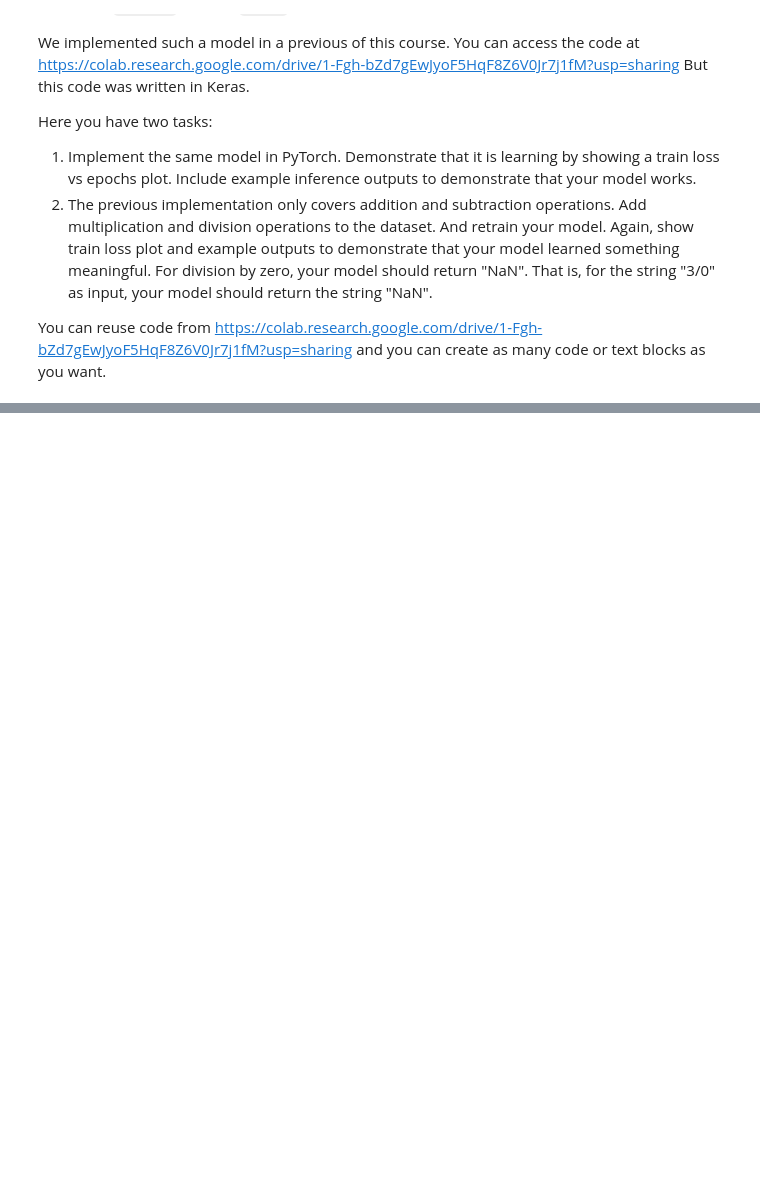
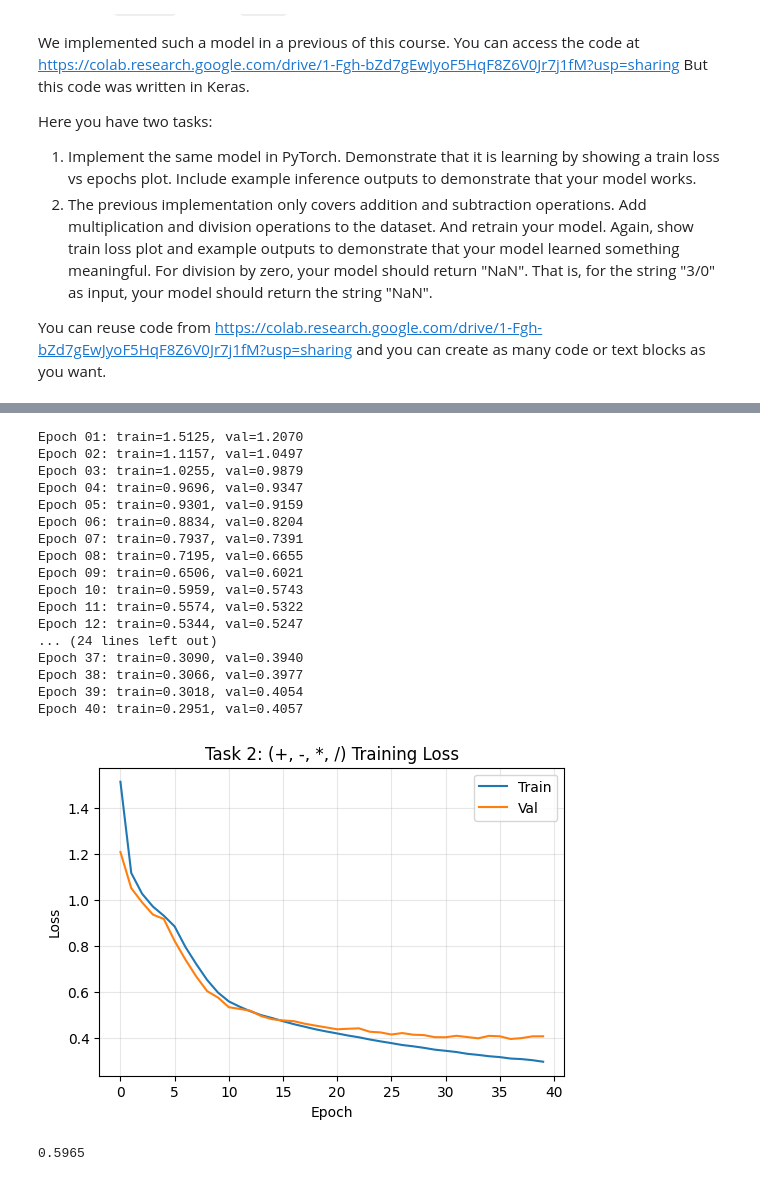
Before and after one commit to kkKaan/ceng501-deep-learning, a Jupyter notebook: hw1/CENG501_Fall2025_HW1_Colab_file.ipynb, the cells around one changed output, grey strips where cells are left out. Saved outputs shown, nothing was run; the diff lists cells and outputs as text; code cells hidden in the pictures; blank space fills up the shorter version.

```diff
--- a/hw1/CENG501_Fall2025_HW1_Colab_file.ipynb
+++ b/hw1/CENG501_Fall2025_HW1_Colab_file.ipynb
@@ -601,0 +1265,20 @@ You can reuse code from https://colab.research.google.com/drive/1-Fgh-bZd7gEwJyo
+# %%
+def evaluate_seq_accuracy(model, data_loader, tokenizer, max_len=15):
+    model.eval()
+    correct = 0
+    total = 0
+
+    with torch.no_grad():
+        for batch in data_loader:
+            exprs = batch["expressions"]
+            targets = batch["targets"]
+            for expr, tgt in zip(exprs, targets):
+                pred = greedy_decode(model, tokenizer, expr, max_len=max_len)
+                if pred == tgt:
+                    correct += 1
+                total += 1
+
+    return correct / total if total > 0 else 0.0
+
+val_acc = evaluate_seq_accuracy(model_task1, val_loader1, tokenizer1, max_len=10)
+print(f"Task 1 validation seq accuracy: {val_acc:.4f}")
@@ -601,0 +1300,52 @@ You can reuse code from https://colab.research.google.com/drive/1-Fgh-bZd7gEwJyo
+# %%
+# Task 2: Extend to multiplication and division (with NaN for div-by-zero)
+
+tokenizer2 = CharTokenizer()
+collate_fn = build_collate_fn(tokenizer2.pad_idx)
+
+operators_task2 = ["+", "-", "*", "/"]
+dataset_task2 = ArithmeticDataset(
+    tokenizer2,
+    n_samples=100000,
+    operators=operators_task2,
+    max_digits=3,
+    include_div_zero=True,
+    div_zero_prob=0.25,
+)
+
+train_size2 = int(len(dataset_task2) * 0.9)
+val_size2 = len(dataset_task2) - train_size2
+generator = torch.Generator().manual_seed(42)
+train_ds2, val_ds2 = torch.utils.data.random_split(dataset_task2, [train_size2, val_size2], generator=generator)
+
+train_loader2 = DataLoader(train_ds2, batch_size=batch_size, shuffle=True, collate_fn=collate_fn)
+val_loader2 = DataLoader(val_ds2, batch_size=batch_size, shuffle=False, collate_fn=collate_fn)
+
+encoder2 = EncoderRNN(len(tokenizer2), embed_dim, hidden_dim, tokenizer2.pad_idx, num_layers=num_layers).to(device)
+decoder2 = DecoderRNN(len(tokenizer2), embed_dim, hidden_dim, tokenizer2.pad_idx, num_layers=num_layers).to(device)
+model_task2 = Seq2Seq(encoder2, decoder2, tokenizer2.pad_idx, teacher_forcing_ratio=0.5).to(device)
+
+history_task2 = train_seq2seq(model_task2, train_loader2, val_loader2, epochs=40, lr=1e-3)
+plot_losses(history_task2, "Task 2: (+, -, *, /) Training Loss")
+
+evaluate_seq_accuracy(model_task2, val_loader2, tokenizer2, max_len=10)
+# %% [output]
+Epoch 01: train=1.5125, val=1.2070
+Epoch 02: train=1.1157, val=1.0497
+Epoch 03: train=1.0255, val=0.9879
+Epoch 04: train=0.9696, val=0.9347
+Epoch 05: train=0.9301, val=0.9159
+Epoch 06: train=0.8834, val=0.8204
+Epoch 07: train=0.7937, val=0.7391
+Epoch 08: train=0.7195, val=0.6655
+Epoch 09: train=0.6506, val=0.6021
+Epoch 10: train=0.5959, val=0.5743
+Epoch 11: train=0.5574, val=0.5322
+Epoch 12: train=0.5344, val=0.5247
+... (24 lines left out)
+Epoch 37: train=0.3090, val=0.3940
+Epoch 38: train=0.3066, val=0.3977
+Epoch 39: train=0.3018, val=0.4054
+Epoch 40: train=0.2951, val=0.4057
+[figure, added]
+0.5965
```
Also changed, not shown: parts of 32 cells of this notebook, 1 other file.
